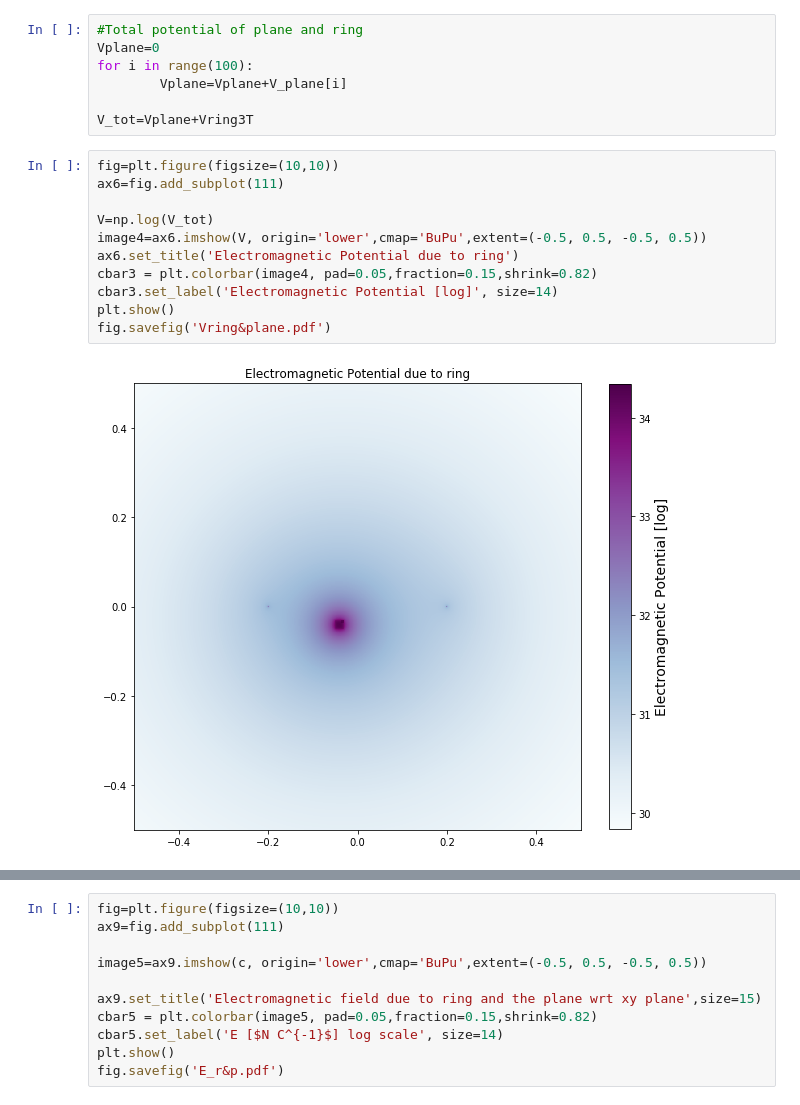
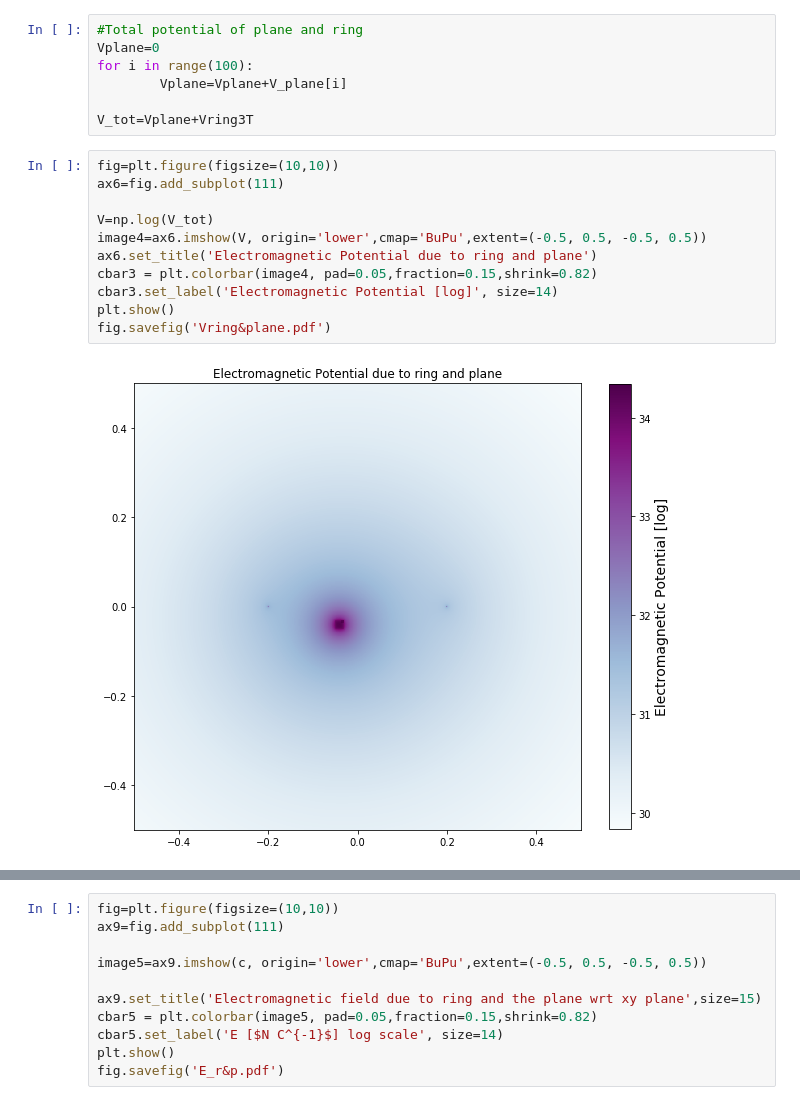
Before and after one commit to sachiwee/Homework_2, a Jupyter notebook: Weerasooriya_HW2_Problem2.ipynb, the cells around one changed output, grey strips where cells are left out. Drawn from its saved outputs; the diff is of its cells as text.

```diff
--- a/Weerasooriya_HW2_Problem2.ipynb
+++ b/Weerasooriya_HW2_Problem2.ipynb
@@ -246,16 +247,16 @@ V_tot=Vplane+Vring3T
 # %%
 fig=plt.figure(figsize=(10,10))
 ax6=fig.add_subplot(111)
 
 V=np.log(V_tot)
 image4=ax6.imshow(V, origin='lower',cmap='BuPu',extent=(-0.5, 0.5, -0.5, 0.5))
-ax6.set_title('Electromagnetic Potential due to ring')
+ax6.set_title('Electromagnetic Potential due to ring and plane')
 cbar3 = plt.colorbar(image4, pad=0.05,fraction=0.15,shrink=0.82)
 cbar3.set_label('Electromagnetic Potential [log]', size=14)
 plt.show()
 fig.savefig('Vring&plane.pdf')
 # %% [output]
-[figure, old version]
+[figure, new version]
 # %%
 fig=plt.figure(figsize=(10,10))
 ax7=fig.gca(projection='3d')
```
Also changed, not shown: parts of 3 cells of this notebook, 4 other files.
